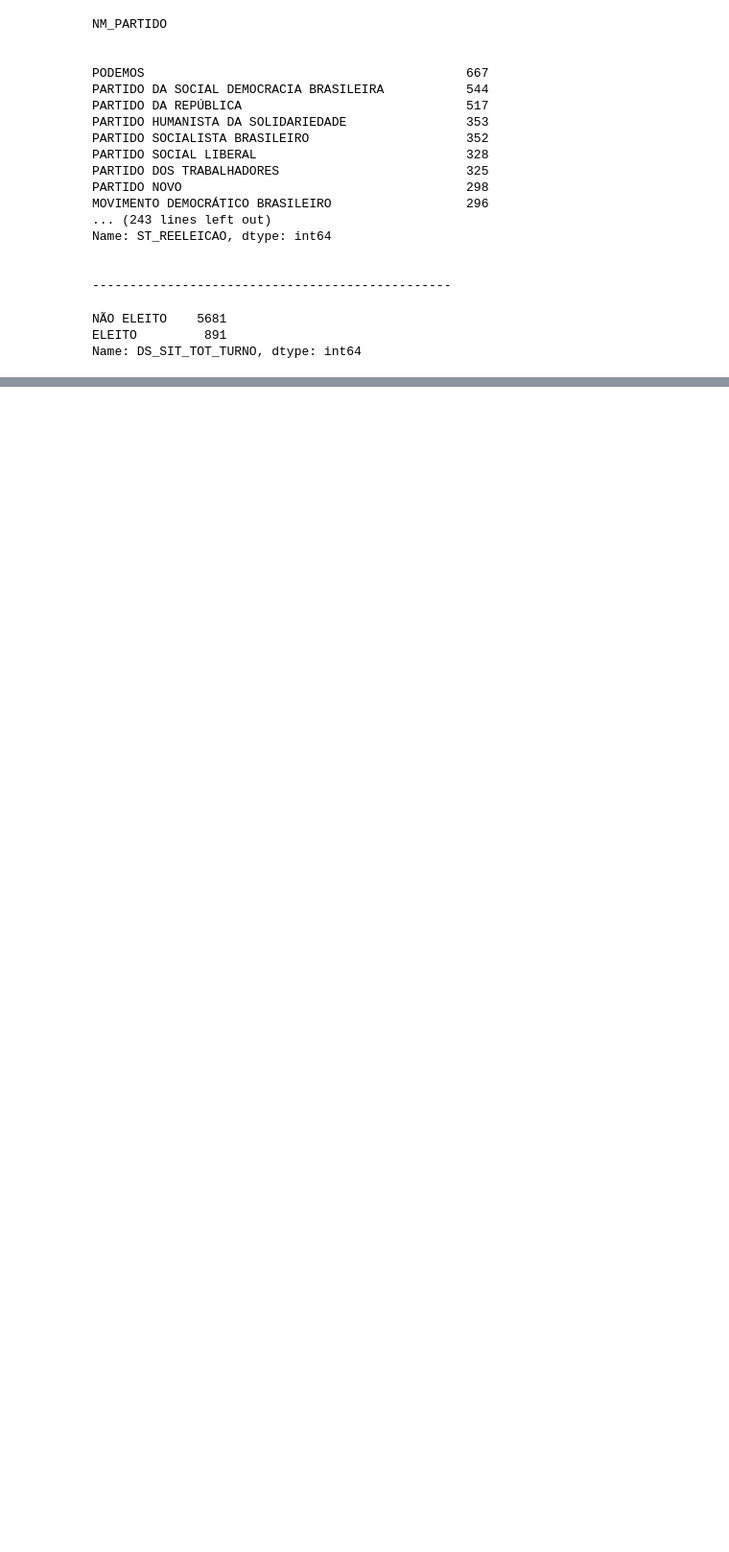
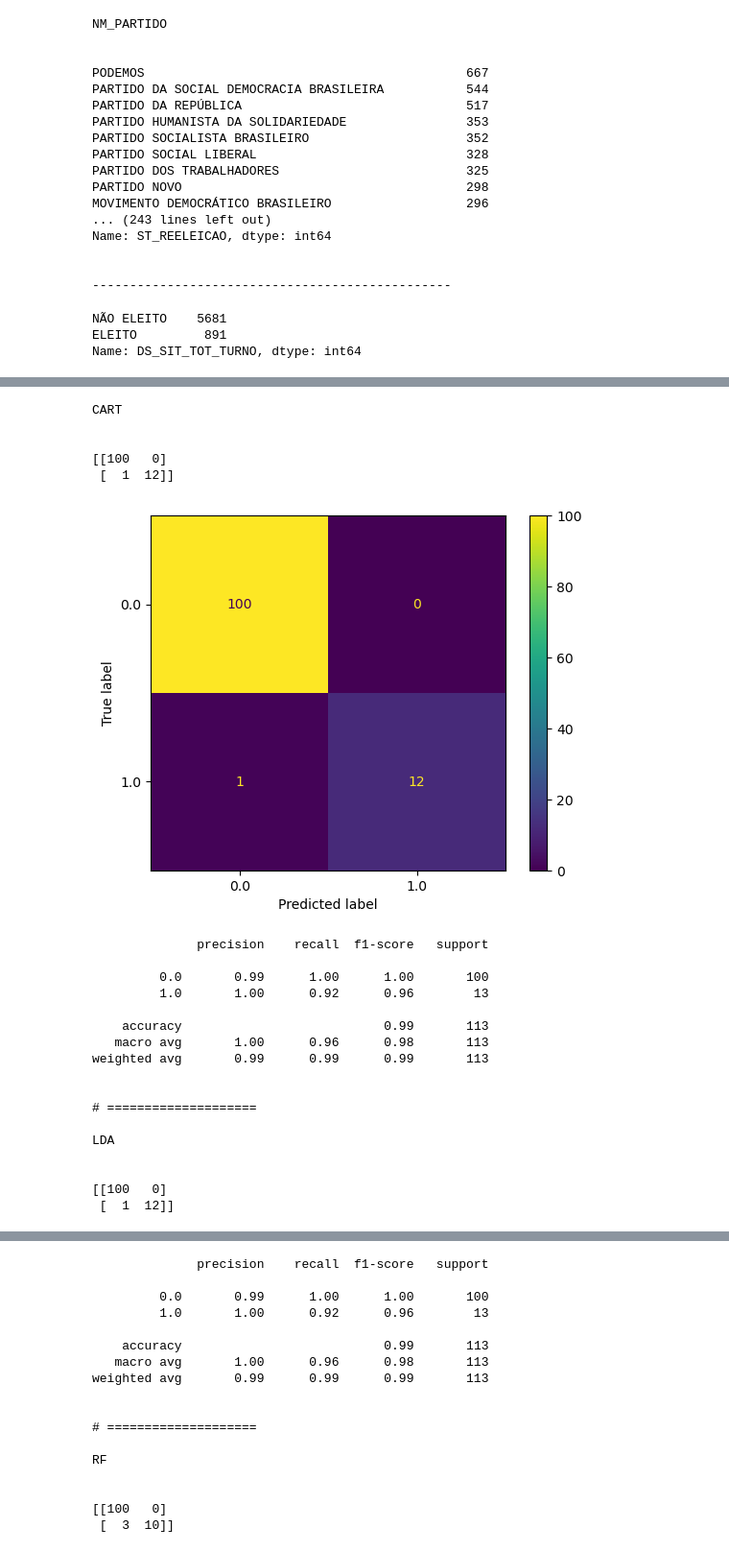
Before and after one commit to luc-zago/lets-code-machine-learning-i, a Jupyter notebook: notebook.ipynb, the cells around one changed output, grey strips where cells are left out. Shown at 96% size. Cells and saved outputs as stored; diff of their text form; code cells hidden in the pictures; blank space fills up the shorter version.

Commit message:
Starting training

```diff
--- a/notebook.ipynb
+++ b/notebook.ipynb
@@ -342,0 +408,7 @@ memory usage: 870.9 KB
+# %%
+seed=42
+scoring = 'f1'
+
+X = bens_consulta_enc.drop(columns=['DS_SIT_TOT_TURNO_ELEITO', 'DS_SIT_TOT_TURNO_NÃO ELEITO'])
+y = bens_consulta_enc['DS_SIT_TOT_TURNO_ELEITO']
+X_train, X_test, y_train, y_test = train_test_split(X, y, test_size=0.2, stratify=y)
@@ -342,0 +442,55 @@ memory usage: 870.9 KB
+# %%
+melhores_modelos = []
+melhores_modelos.append(('CART', DecisionTreeClassifier()))
+melhores_modelos.append(('LDA', LinearDiscriminantAnalysis()))
+melhores_modelos.append(('RF', RandomForestClassifier()))
+melhores_modelos.append(('ABC', AdaBoostClassifier()))
+melhores_modelos.append(('GBC', AdaBoostClassifier()))
+# %%
+from sklearn.metrics import confusion_matrix, ConfusionMatrixDisplay, classification_report
+import matplotlib.pyplot as plt
+
+# Comparando os modelos com dados de teste
+
+for name, model in melhores_modelos:
+    steps = []
+    steps.append(('scaler', MinMaxScaler()))
+    steps.append((name, model))
+    pipe = Pipeline(steps).fit(X_train, y_train)
+
+    y_pred_test = pipe.predict(X_test)
+
+    print(name)
+    print('\n')
+    print(confusion_matrix(y_test, y_pred_test))
+
+    ConfusionMatrixDisplay.from_predictions(y_test, y_pred_test)
+    plt.show()
+
+    print(classification_report(y_test, y_pred_test))
+
+    print("\n# ====================\n")
+# %% [output]
+CART
+
+
+[[100   0]
+ [  1  12]]
+[figure, added]
+              precision    recall  f1-score   support
+
+         0.0       0.99      1.00      1.00       100
+         1.0       1.00      0.92      0.96        13
+
+    accuracy                           0.99       113
+   macro avg       1.00      0.96      0.98       113
+weighted avg       0.99      0.99      0.99       113
+
+
+# ====================
+
+LDA
+
+
+[[100   0]
+ [  1  12]]
@@ -342,0 +498,17 @@ memory usage: 870.9 KB
+              precision    recall  f1-score   support
+
+         0.0       0.99      1.00      1.00       100
+         1.0       1.00      0.92      0.96        13
+
+    accuracy                           0.99       113
+   macro avg       1.00      0.96      0.98       113
+weighted avg       0.99      0.99      0.99       113
+
+
+# ====================
+
+RF
+
+
+[[100   0]
+ [  3  10]]
```
Also changed, not shown: parts of 8 cells of this notebook.
